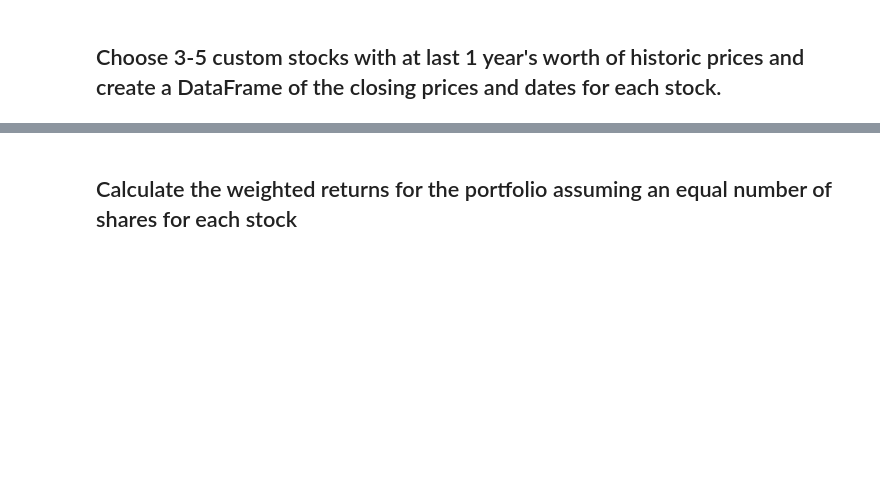
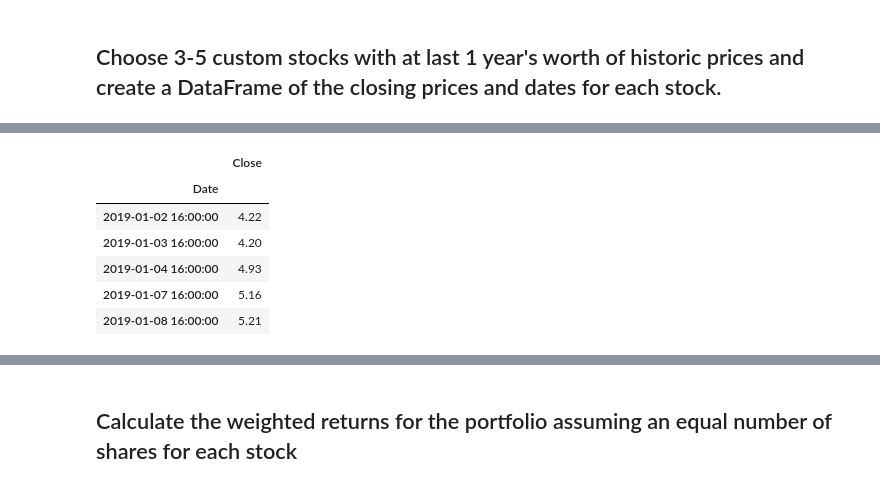
Before and after one commit to markmurdock11/pandas_hw, a Jupyter notebook: whale_analysis.ipynb, the cells around one changed output, grey strips where cells are left out. Saved outputs shown, nothing was run; the diff lists cells and outputs as text; code cells hidden in the pictures; blank space fills up the shorter version.

```diff
--- a/whale_analysis.ipynb
+++ b/whale_analysis.ipynb
@@ -430,0 +446,14 @@ In this section, you will build your own portfolio of stocks, calculate the retu
+# %%
+# Read the second stock
+# YOUR CODE HERE
+spg_historical = ("../Resources/ins_historical.csv")
+spg_df = pd.read_csv(spg_historical, index_col="Date", parse_dates=True)
+spg_df.head()
+# %% [output]
+|  | Close |
+| Date |  |
+| 2019-01-02 16:00:00 | 4.22 |
+| 2019-01-03 16:00:00 | 4.20 |
+| 2019-01-04 16:00:00 | 4.93 |
+| 2019-01-07 16:00:00 | 5.16 |
+| 2019-01-08 16:00:00 | 5.21 |
```
Also changed, not shown: parts of 8 cells of this notebook.
